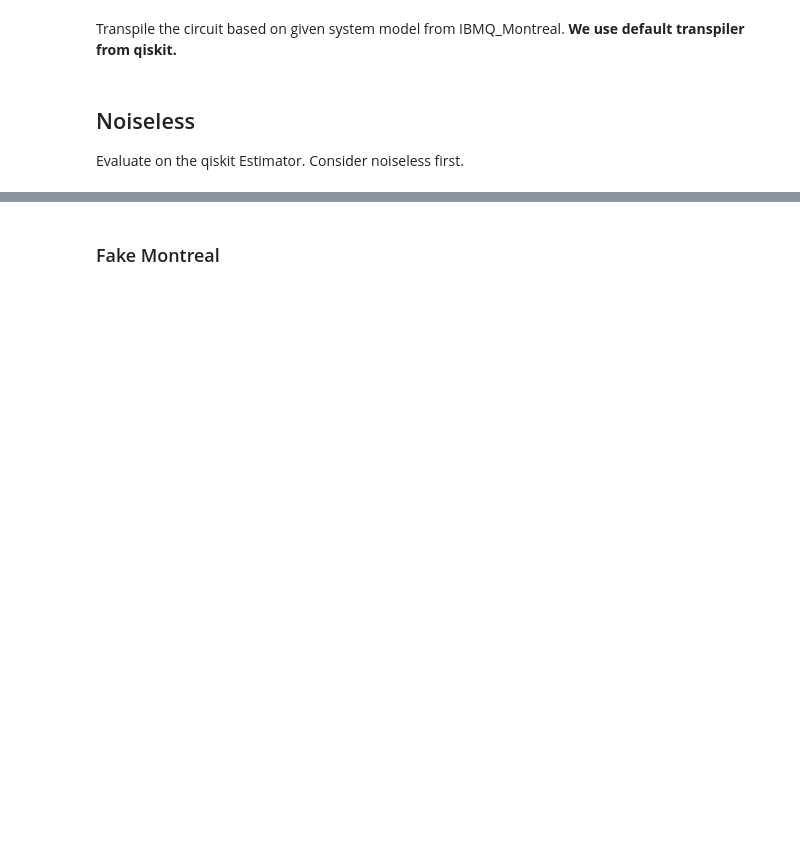
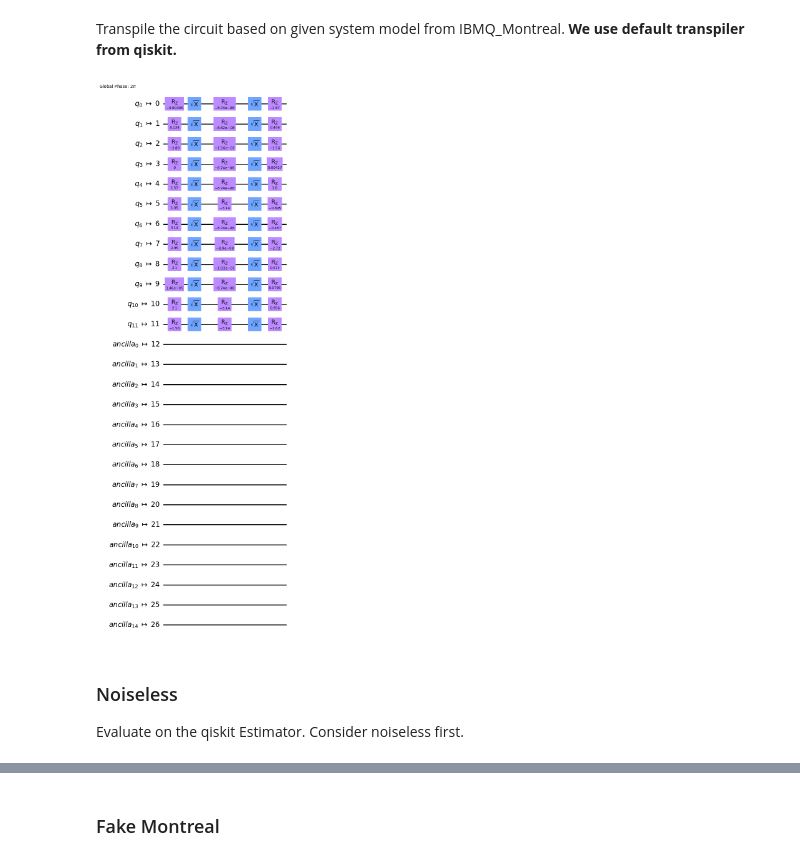
Before and after one commit to royess/QC-Contest-underwater, a Jupyter notebook: run_shvqe_qiskit_ncz0.ipynb, the cells around one changed output, grey strips where cells are left out. Saved outputs shown, nothing was run; the diff lists cells and outputs as text; code cells hidden in the pictures; blank space fills up the shorter version.

```diff
--- a/run_shvqe_qiskit_ncz0.ipynb
+++ b/run_shvqe_qiskit_ncz0.ipynb
@@ -123,4 +126,4 @@ Transpile the circuit based on given system model from IBMQ_Montreal. **We use d
 # %%
 system_model = FakeMontreal()
 # %%
-# transpiled_circuit = transpile(circuit, backend=system_model)
+transpiled_circuit = transpile(circuit, backend=system_model)
@@ -137,3 +130,8 @@ system_model = FakeMontreal()
+# %%
+transpiled_circuit.draw('mpl')
+# %% [output]
+[figure, added]
 # %% [markdown]
-## Noiseless
+### Noiseless
+
 Evaluate on the qiskit Estimator. Consider noiseless first.
```
Also changed, not shown: parts of 48 cells of this notebook, 1 other file.
